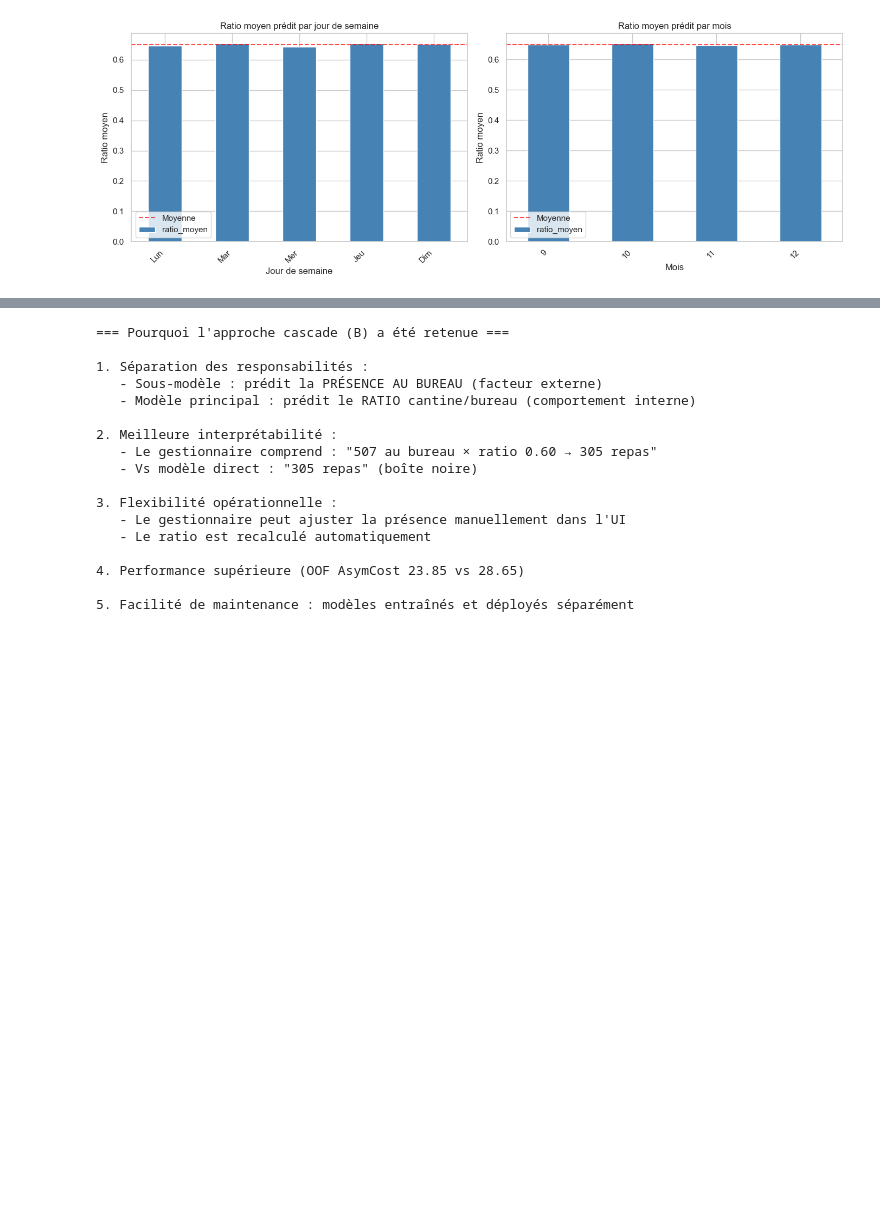
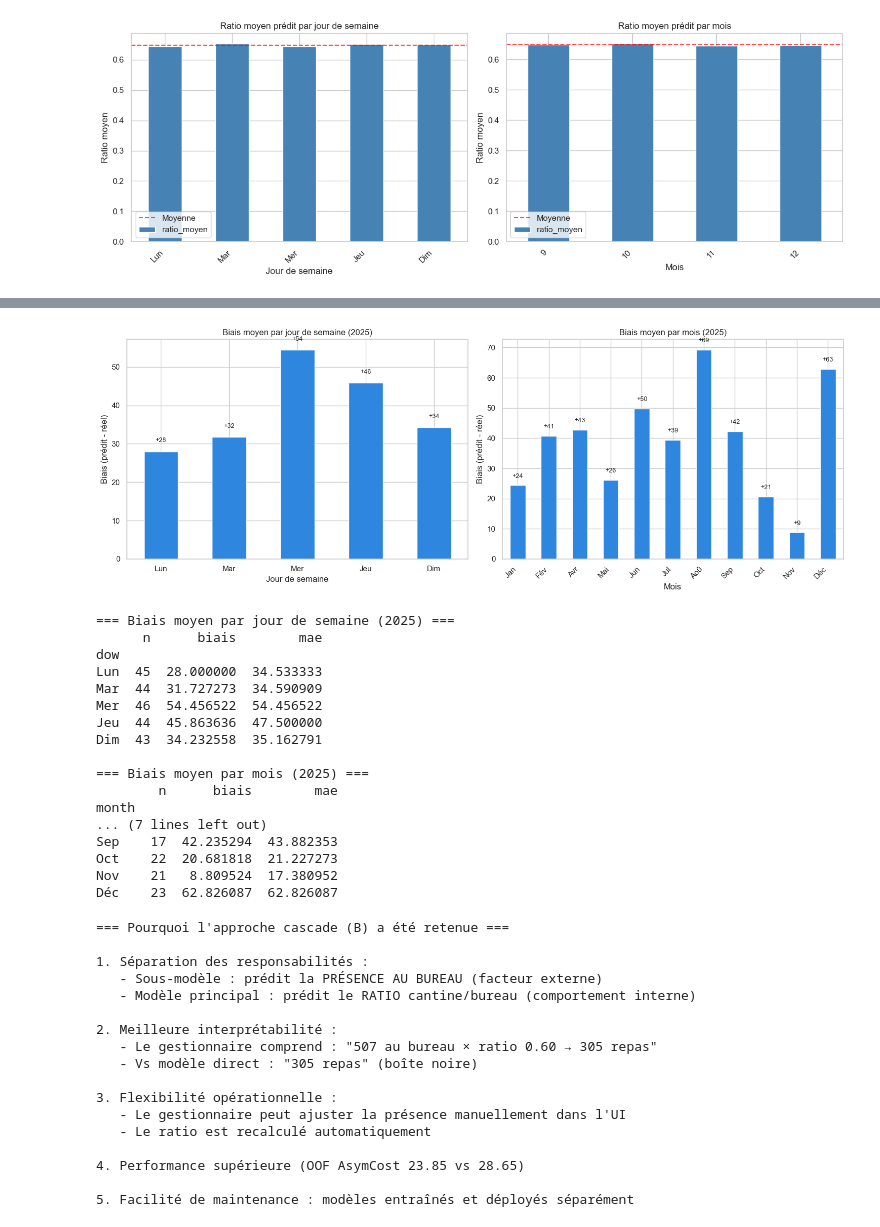
Before and after one commit to Ashreeef/organisation-rie, a Jupyter notebook: notebooks/stats_synthesis.ipynb, the cells around one changed output, grey strips where cells are left out. Drawn from its saved outputs; the diff is of its cells as text; code cells hidden in the pictures; blank space fills up the shorter version.

```diff
--- a/notebooks/stats_synthesis.ipynb
+++ b/notebooks/stats_synthesis.ipynb
@@ -874,3 +1047,81 @@ plt.show()
+# %%
+# --- Figure 2 : erreurs moyennes par jour de semaine et par mois ---
+test_2025['dow']      = test_2025['Date'].dt.dayofweek
+test_2025['month']    = test_2025['Date'].dt.month
+test_2025['abs_err']  = err_25.abs()
+test_2025['err']      = err_25
+
+dow_map = {0: 'Lun', 1: 'Mar', 2: 'Mer', 3: 'Jeu', 4: 'Ven', 5: 'Sam', 6: 'Dim'}
+month_map = {i: m for i, m in enumerate(
+    ['Jan','Fév','Mar','Avr','Mai','Jun','Jul','Aoû','Sep','Oct','Nov','Déc'], 1)}
+
+dow_err = test_2025.groupby('dow').agg(
+    n=('err', 'count'),
+    biais=('err', 'mean'),
+    mae=('abs_err', 'mean'),
+).sort_index()
+dow_err.index = dow_err.index.map(lambda x: dow_map.get(x, str(x)))
+
+month_err = test_2025.groupby('month').agg(
+    n=('err', 'count'),
+    biais=('err', 'mean'),
+    mae=('abs_err', 'mean'),
+).sort_index()
+month_err.index = month_err.index.map(lambda x: month_map.get(x, str(x)))
+
+fig, axes = plt.subplots(1, 2, figsize=(15, 5.5))
+
+# biais par DOW
+colors_dow = ['#2e86de' if v >= 0 else '#e74c3c' for v in dow_err['biais']]
+dow_err['biais'].plot(kind='bar', ax=axes[0], color=colors_dow, edgecolor='white')
+axes[0].axhline(y=0, color='black', lw=0.8, alpha=0.5)
+axes[0].set_title('Biais moyen par jour de semaine (2025)')
+axes[0].set_ylabel('Biais (prédit - réel)')
+axes[0].set_xlabel('Jour de semaine')
+plt.setp(axes[0].xaxis.get_majorticklabels(), rotation=0, ha='center')
+for idx, v in enumerate(dow_err['biais']):
+    axes[0].text(idx, v + (2 if v >= 0 else -4), '%+.0f' % v,
+                 ha='center', va='bottom' if v >= 0 else 'top', fontsize=9)
+
+# biais par mois
+colors_m = ['#2e86de' if v >= 0 else '#e74c3c' for v in month_err['biais']]
+month_err['biais'].plot(kind='bar', ax=axes[1], color=colors_m, edgecolor='white')
+axes[1].axhline(y=0, color='black', lw=0.8, alpha=0.5)
+axes[1].set_title('Biais moyen par mois (2025)')
+axes[1].set_ylabel('Biais (prédit - réel)')
+axes[1].set_xlabel('Mois')
+plt.setp(axes[1].xaxis.get_majorticklabels(), rotation=45, ha='right')
+for idx, v in enumerate(month_err['biais']):
+    axes[1].text(idx, v + (2 if v >= 0 else -4), '%+.0f' % v,
+                 ha='center', va='bottom' if v >= 0 else 'top', fontsize=9)
+
+plt.tight_layout()
+plt.savefig(ROOT / 'data' / 'processed' / 'synth_errors_by_dow_month_2025.png', dpi=120, bbox_inches='tight')
+plt.show()
+
+print('=== Biais moyen par jour de semaine (2025) ===')
+print((dow_err[['n','biais','mae']].to_string()))
+print('\n=== Biais moyen par mois (2025) ===')
+print((month_err[['n','biais','mae']].to_string()))
+# %% [output]
+[figure, added]
+=== Biais moyen par jour de semaine (2025) ===
+      n      biais        mae
+dow
+Lun  45  28.000000  34.533333
+Mar  44  31.727273  34.590909
+Mer  46  54.456522  54.456522
+Jeu  44  45.863636  47.500000
+Dim  43  34.232558  35.162791
+
+=== Biais moyen par mois (2025) ===
+        n      biais        mae
+month
+... (7 lines left out)
+Sep    17  42.235294  43.882353
+Oct    22  20.681818  21.227273
+Nov    21   8.809524  17.380952
+Déc    23  62.826087  62.826087
 # %%
 print("""=== Pourquoi l'approche cascade (B) a été retenue ===
 
```
Also changed, not shown: parts of 14 cells of this notebook.
